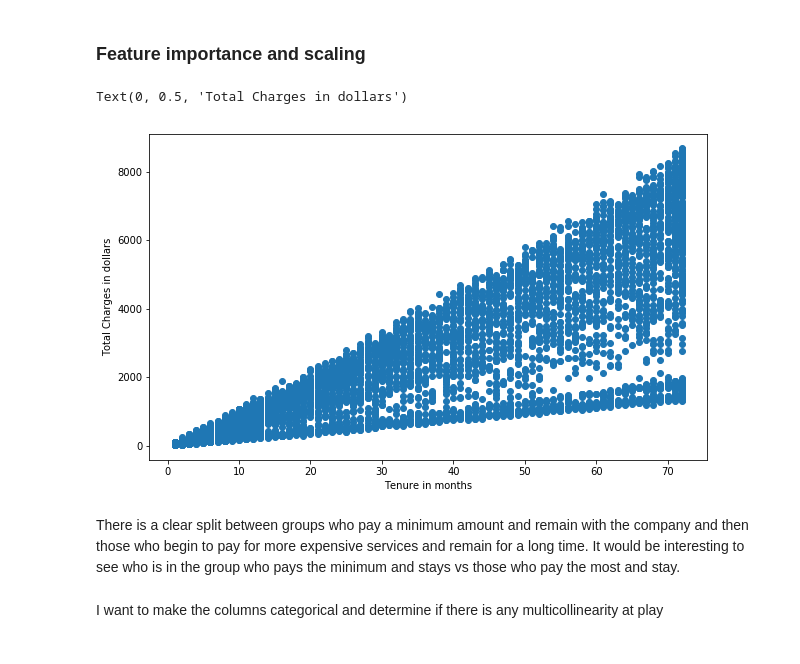
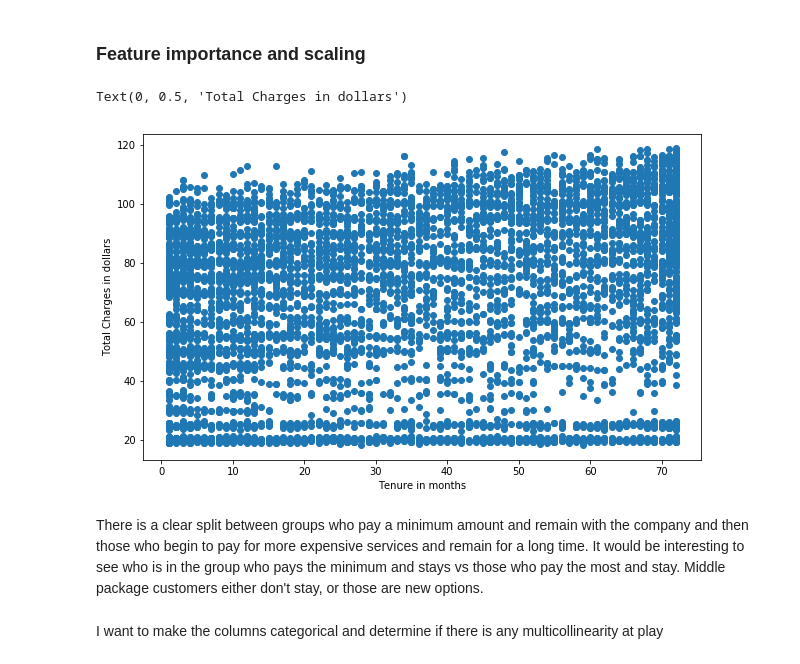
Before and after one commit to zachzazueta/telecom_churn_project, a Jupyter notebook: Notebook 1 - Cleaning and EDA.ipynb, the cells around one changed output. Drawn from its saved outputs; the diff is of its cells as text; code cells hidden in the pictures.

```diff
--- a/Notebook 1 - Cleaning and EDA.ipynb
+++ b/Notebook 1 - Cleaning and EDA.ipynb
@@ -111,4 +115,5 @@ len(df)
 # %%
+#Generate a copy of the data frame and recode to 1's and 0's for plotting
 data = df
 data['gender'] = [0 if i == 'Male' else 1 for i in data['gender']]
 data['Partner'] = [0 if i == 'No' else 1 for i in data['Partner']]
@@ -126,6 +131,7 @@ data['Contract'] = [0 if i == 'Month-to-month' else 1 if i == 'One year' else 2
 data['PaperlessBilling'] = [0 if i == 'No' else 1 for i in data['PaperlessBilling']]
 data['PaymentMethod'] = [0 if i == 'Electronic check' else 1 if i == 'Mailed check' else 2 if i == 'Bank transfer (automatic)' else 3 for i in data['PaymentMethod']]
 data['TotalCharges'] = data['TotalCharges'].astype('float')
+data['Churn'] = [0 if i == 'No' else 1 for i in data['Churn']]
 # %%
 data.hist(figsize=(20,15));
 # %% [output]
@@ -167,15 +169,16 @@ data.describe()
 # %% [markdown]
 ### Feature importance and scaling
 # %%
+#examine if there is a relationship between tenure and Monthly Charges
 fig = plt.figure(figsize=(10,6))
-ax = plt.scatter(data['tenure'], data['TotalCharges'])
+ax = plt.scatter(data['tenure'], data['MonthlyCharges'])
 plt.xlabel('Tenure in months')
 plt.ylabel('Total Charges in dollars')
 # %% [output]
 Text(0, 0.5, 'Total Charges in dollars')
-[figure, old version]
+[figure, new version]
 # %% [markdown]
-There is a clear split between groups who pay a minimum amount and remain with the company and then those who begin to pay for more expensive services and remain for a long time. It would be interesting to see who is in the group who pays the minimum and stays vs those who pay the most and stay.
+There is a clear split between groups who pay a minimum amount and remain with the company and then those who begin to pay for more expensive services and remain for a long time. It would be interesting to see who is in the group who pays the minimum and stays vs those who pay the most and stay. Middle package customers either don't stay, or those are new options.
 # %% [markdown]
 I want to make the columns categorical and determine if there is any multicollinearity at play
 # %%
```
Also changed, not shown: parts of 19 cells of this notebook.
